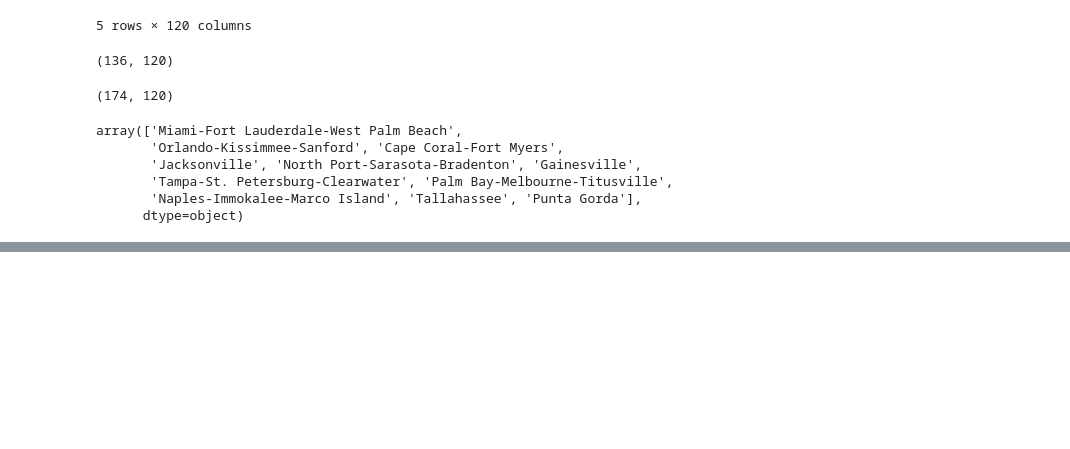
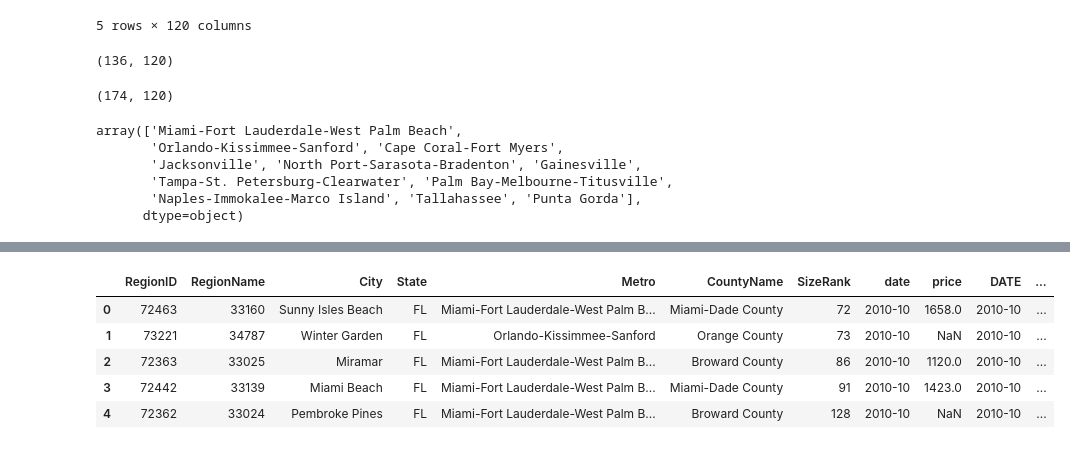
Before and after one commit to TheAidanAu/zillow_rent_index, a Jupyter notebook: JORDAN/notebooks/basic_eda.ipynb, the cells around one changed output, grey strips where cells are left out. Drawn from its saved outputs; the diff is of its cells as text; code cells hidden in the pictures; blank space fills up the shorter version.

```diff
--- a/JORDAN/notebooks/basic_eda.ipynb
+++ b/JORDAN/notebooks/basic_eda.ipynb
@@ -203,0 +228,3 @@ chase.head()
+# %%
+florida_long = pd.melt(florida, id_vars = florida.columns[:7], value_vars = florida.columns[7:], var_name = 'date', value_name = 'price')
+florida_long.head()
@@ -203,0 +238,3 @@ chase.head()
+# %%
+chase.DATE = chase.DATE.astype(str)
+chase.info()
@@ -203,0 +251,3 @@ chase.head()
+# %%
+chase.DATE = chase.DATE.apply(lambda x: x[:-3])
+chase.head()
@@ -203,0 +280,10 @@ chase.head()
+# %%
+florida_fred = florida_long.merge(chase, left_on = 'date', right_on = 'DATE')
+florida_fred.head()
+# %% [output]
+|  | RegionID | RegionName | City | State | Metro | CountyName | SizeRank | date | price | DATE | ... |
+| 0 | 72463 | 33160 | Sunny Isles Beach | FL | Miami-Fort Lauderdale-West Palm B... | Miami-Dade County | 72 | 2010-10 | 1658.0 | 2010-10 | ... |
+| 1 | 73221 | 34787 | Winter Garden | FL | Orlando-Kissimmee-Sanford | Orange County | 73 | 2010-10 | NaN | 2010-10 | ... |
+| 2 | 72363 | 33025 | Miramar | FL | Miami-Fort Lauderdale-West Palm B... | Broward County | 86 | 2010-10 | 1120.0 | 2010-10 | ... |
+| 3 | 72442 | 33139 | Miami Beach | FL | Miami-Fort Lauderdale-West Palm B... | Miami-Dade County | 91 | 2010-10 | 1423.0 | 2010-10 | ... |
+| 4 | 72362 | 33024 | Pembroke Pines | FL | Miami-Fort Lauderdale-West Palm B... | Broward County | 128 | 2010-10 | NaN | 2010-10 | ... |
```
Also changed, not shown: parts of 16 cells of this notebook, 3 other files.
